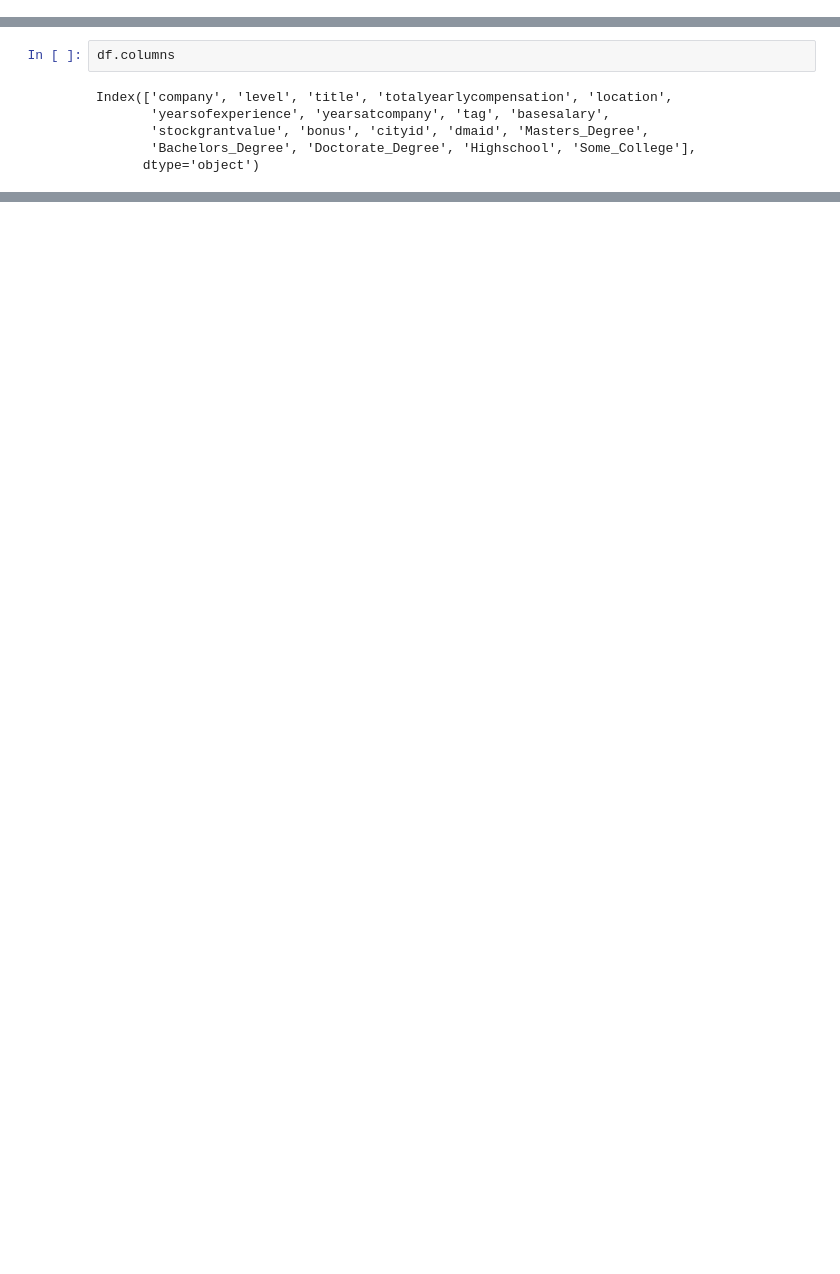
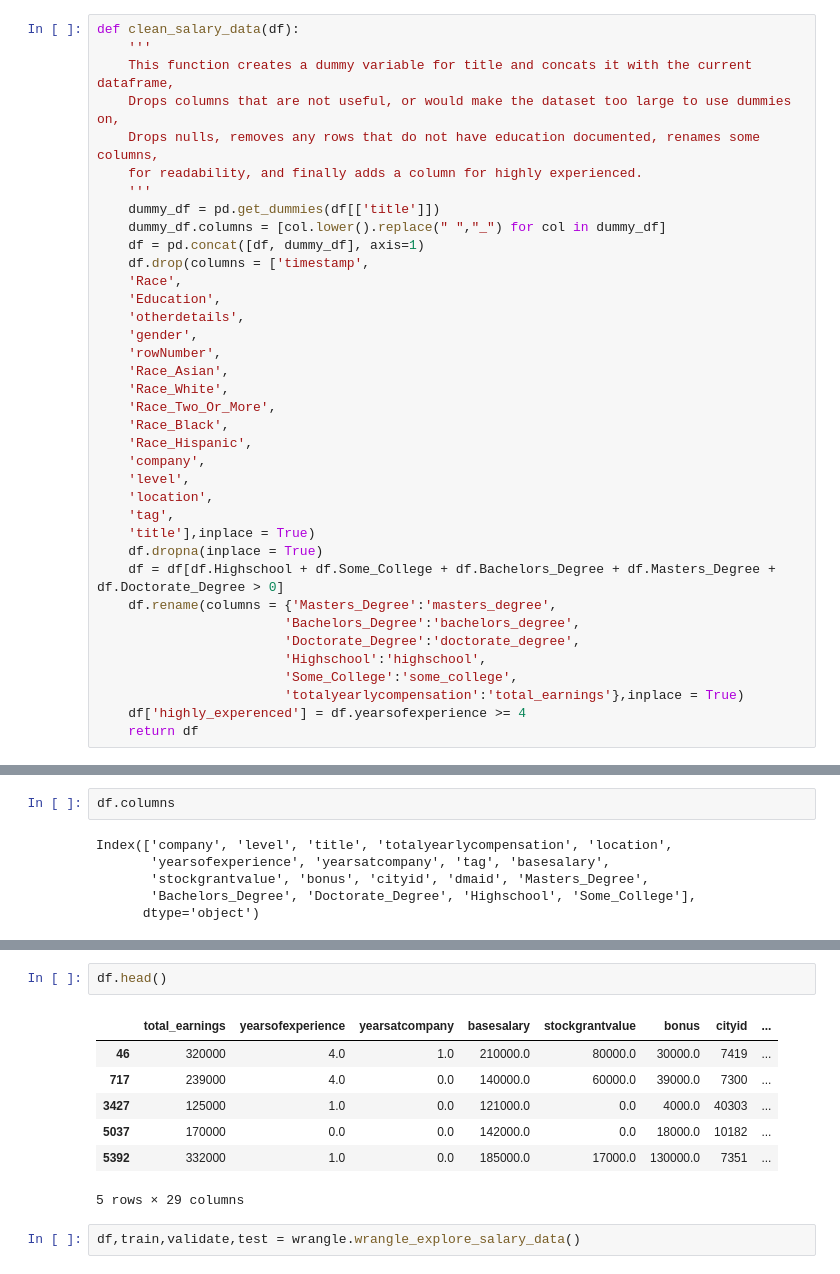
Before and after one commit to JaredVahle/individual-project, a Jupyter notebook: rough-draft.ipynb, the cells around one changed output, grey strips where cells are left out. Drawn from its saved outputs; the diff is of its cells as text; blank space fills up the shorter version.

```diff
--- a/rough-draft.ipynb
+++ b/rough-draft.ipynb
@@ -8,0 +21,37 @@ import prepare
+# %%
+def clean_salary_data(df):
+    '''
+    This function creates a dummy variable for title and concats it with the current dataframe,
+    Drops columns that are not useful, or would make the dataset too large to use dummies on,
+    Drops nulls, removes any rows that do not have education documented, renames some columns,
+    for readability, and finally adds a column for highly experienced.
+    '''
+    dummy_df = pd.get_dummies(df[['title']])
+    dummy_df.columns = [col.lower().replace(" ","_") for col in dummy_df]
+    df = pd.concat([df, dummy_df], axis=1)
+    df.drop(columns = ['timestamp',
+    'Race',
+    'Education',
+    'otherdetails',
+    'gender',
+    'rowNumber',
+    'Race_Asian',
+    'Race_White',
+    'Race_Two_Or_More',
+    'Race_Black',
+    'Race_Hispanic',
+    'company',
+    'level',
+    'location',
+    'tag',
+    'title'],inplace = True)
+    df.dropna(inplace = True)
+    df = df[df.Highschool + df.Some_College + df.Bachelors_Degree + df.Masters_Degree + df.Doctorate_Degree > 0]
+    df.rename(columns = {'Masters_Degree':'masters_degree',
+                        'Bachelors_Degree':'bachelors_degree',
+                        'Doctorate_Degree':'doctorate_degree',
+                        'Highschool':'highschool',
+                        'Some_College':'some_college',
+                        'totalyearlycompensation':'total_earnings'},inplace = True)
+    df['highly_experenced'] = df.yearsofexperience >= 4
+    return df
@@ -198,0 +388,12 @@ df.head()
+# %%
+df.head()
+# %% [output]
+|  | total_earnings | yearsofexperience | yearsatcompany | basesalary | stockgrantvalue | bonus | cityid | ... |
+| 46 | 320000 | 4.0 | 1.0 | 210000.0 | 80000.0 | 30000.0 | 7419 | ... |
+| 717 | 239000 | 4.0 | 0.0 | 140000.0 | 60000.0 | 39000.0 | 7300 | ... |
+| 3427 | 125000 | 1.0 | 0.0 | 121000.0 | 0.0 | 4000.0 | 40303 | ... |
+| 5037 | 170000 | 0.0 | 0.0 | 142000.0 | 0.0 | 18000.0 | 10182 | ... |
+| 5392 | 332000 | 1.0 | 0.0 | 185000.0 | 17000.0 | 130000.0 | 7351 | ... |
+5 rows × 29 columns
+# %%
+df,train,validate,test = wrangle.wrangle_explore_salary_data()
```
Also changed, not shown: parts of 31 cells of this notebook, 7 other files.
